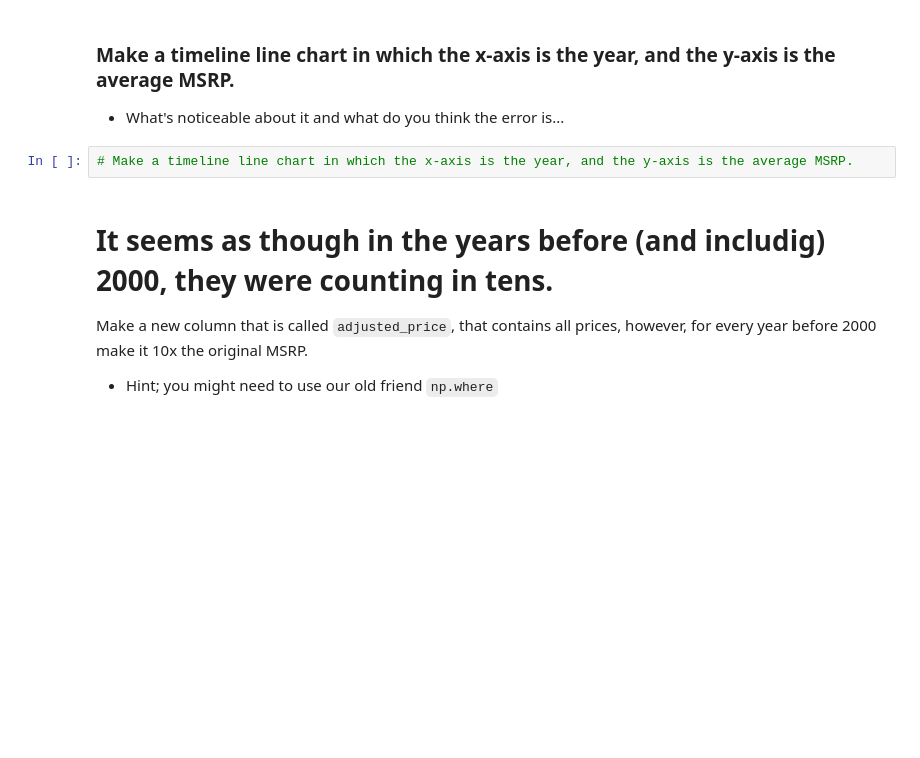
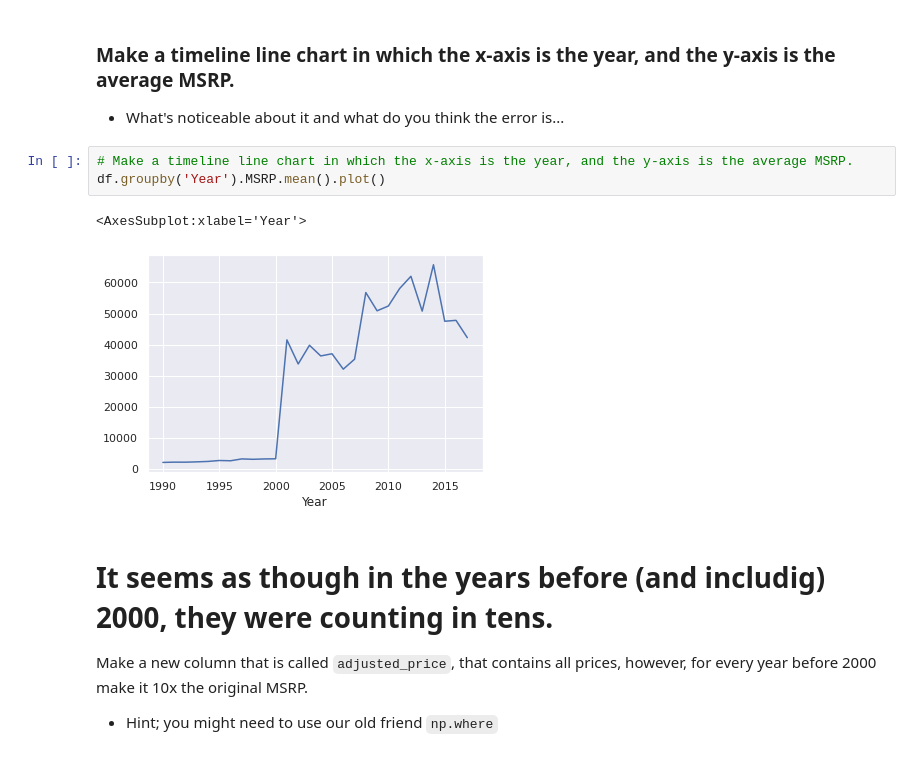
Before and after one commit to Hi-Tree/2021-fall-data-science, a Jupyter notebook: Week-02-EDA/Exercise-EDA.ipynb, the cells around one changed output. Saved outputs shown, nothing was run; the diff lists cells and outputs as text; blank space fills up the shorter version.

```diff
--- a/Week-02-EDA/Exercise-EDA.ipynb
+++ b/Week-02-EDA/Exercise-EDA.ipynb
@@ -102,6 +112,10 @@ df.groupby('Make')['Make'].count().plot(kind = 'bar')
 * What's noticeable about it and what do you think the error is...
 # %%
 # Make a timeline line chart in which the x-axis is the year, and the y-axis is the average MSRP.
+df.groupby('Year').MSRP.mean().plot()
+# %% [output]
+<AxesSubplot:xlabel='Year'>
+[figure, added]
 # %% [markdown]
 # It seems as though in the years before (and includig) 2000, they were counting in tens.
 Make a new column that is called `adjusted_price`, that contains all prices, however, for every year before 2000 make it 10x the original MSRP.
```
Also changed, not shown: parts of 25 cells of this notebook.
